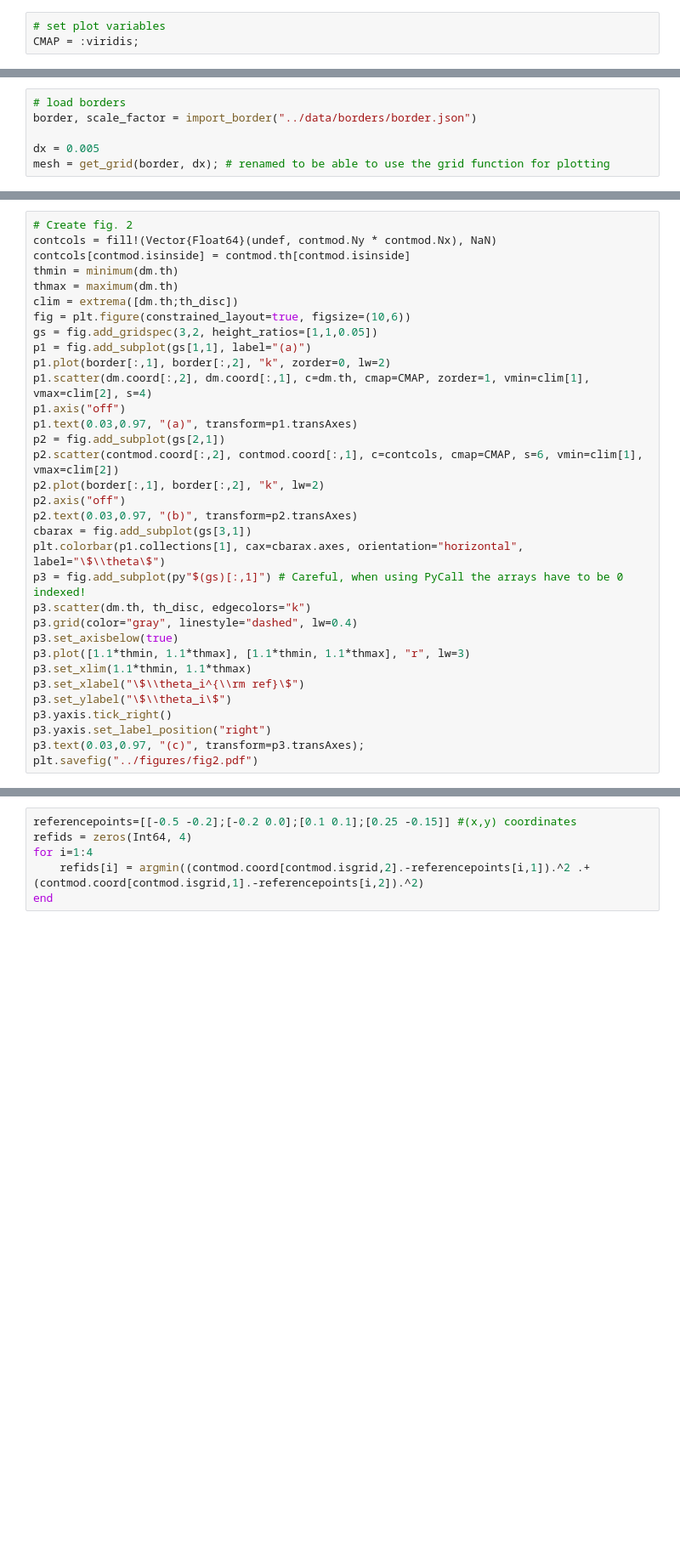
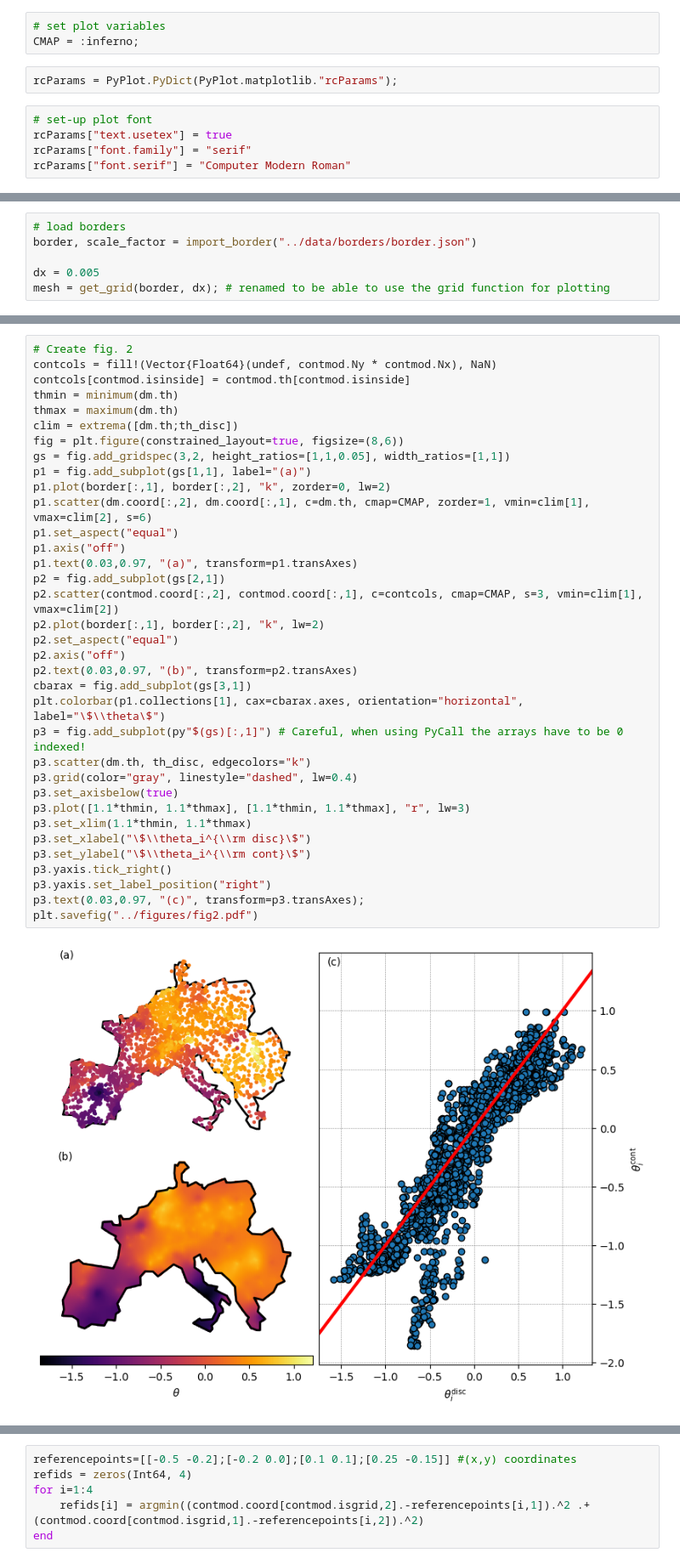
Before and after one commit to laurentpagnier/ContGridMod.jl, a Jupyter notebook: notebooks/plots.ipynb, the cells around one changed output, grey strips where cells are left out. Shown at 85% size. Saved outputs shown, nothing was run; the diff lists cells and outputs as text; blank space fills up the shorter version.

Commit message:
Plots and Fourier

```diff
--- a/notebooks/plots.ipynb
+++ b/notebooks/plots.ipynb
@@ -16,4 +16,11 @@ mkpath("../numerics");
 mkpath("../figures");
 # %%
 # set plot variables
-CMAP = :viridis;
+CMAP = :inferno;
+# %%
+rcParams = PyPlot.PyDict(PyPlot.matplotlib."rcParams");
+# %%
+# set-up plot font
+rcParams["text.usetex"] = true
+rcParams["font.family"] = "serif"
+rcParams["font.serif"] = "Computer Modern Roman"
@@ -107,33 +179,37 @@ th_disc = get_discrete_values(contmod.coord[contmod.isgrid,:], dm.coord, contmod
 # %%
 # Create fig. 2
 contcols = fill!(Vector{Float64}(undef, contmod.Ny * contmod.Nx), NaN)
 contcols[contmod.isinside] = contmod.th[contmod.isinside]
 thmin = minimum(dm.th)
 thmax = maximum(dm.th)
 clim = extrema([dm.th;th_disc])
-fig = plt.figure(constrained_layout=true, figsize=(10,6))
-gs = fig.add_gridspec(3,2, height_ratios=[1,1,0.05])
+fig = plt.figure(constrained_layout=true, figsize=(8,6))
+gs = fig.add_gridspec(3,2, height_ratios=[1,1,0.05], width_ratios=[1,1])
 p1 = fig.add_subplot(gs[1,1], label="(a)")
 p1.plot(border[:,1], border[:,2], "k", zorder=0, lw=2)
-p1.scatter(dm.coord[:,2], dm.coord[:,1], c=dm.th, cmap=CMAP, zorder=1, vmin=clim[1], vmax=clim[2], s=4)
+p1.scatter(dm.coord[:,2], dm.coord[:,1], c=dm.th, cmap=CMAP, zorder=1, vmin=clim[1], vmax=clim[2], s=6)
+p1.set_aspect("equal")
 p1.axis("off")
 p1.text(0.03,0.97, "(a)", transform=p1.transAxes)
 p2 = fig.add_subplot(gs[2,1])
-p2.scatter(contmod.coord[:,2], contmod.coord[:,1], c=contcols, cmap=CMAP, s=6, vmin=clim[1], vmax=clim[2])
+p2.scatter(contmod.coord[:,2], contmod.coord[:,1], c=contcols, cmap=CMAP, s=3, vmin=clim[1], vmax=clim[2])
 p2.plot(border[:,1], border[:,2], "k", lw=2)
+p2.set_aspect("equal")
 p2.axis("off")
 p2.text(0.03,0.97, "(b)", transform=p2.transAxes)
 cbarax = fig.add_subplot(gs[3,1])
 plt.colorbar(p1.collections[1], cax=cbarax.axes, orientation="horizontal", label="\$\\theta\$")
 p3 = fig.add_subplot(py"$(gs)[:,1]") # Careful, when using PyCall the arrays have to be 0 indexed!
 p3.scatter(dm.th, th_disc, edgecolors="k")
 p3.grid(color="gray", linestyle="dashed", lw=0.4)
 p3.set_axisbelow(true)
 p3.plot([1.1*thmin, 1.1*thmax], [1.1*thmin, 1.1*thmax], "r", lw=3)
 p3.set_xlim(1.1*thmin, 1.1*thmax)
-p3.set_xlabel("\$\\theta_i^{\\rm ref}\$")
-p3.set_ylabel("\$\\theta_i\$")
+p3.set_xlabel("\$\\theta_i^{\\rm disc}\$")
+p3.set_ylabel("\$\\theta_i^{\\rm cont}\$")
 p3.yaxis.tick_right()
 p3.yaxis.set_label_position("right")
 p3.text(0.03,0.97, "(c)", transform=p3.transAxes);
 plt.savefig("../figures/fig2.pdf")
+# %% [output]
+[figure, added]
```
Also changed, not shown: parts of 27 cells of this notebook, 13 other files.
